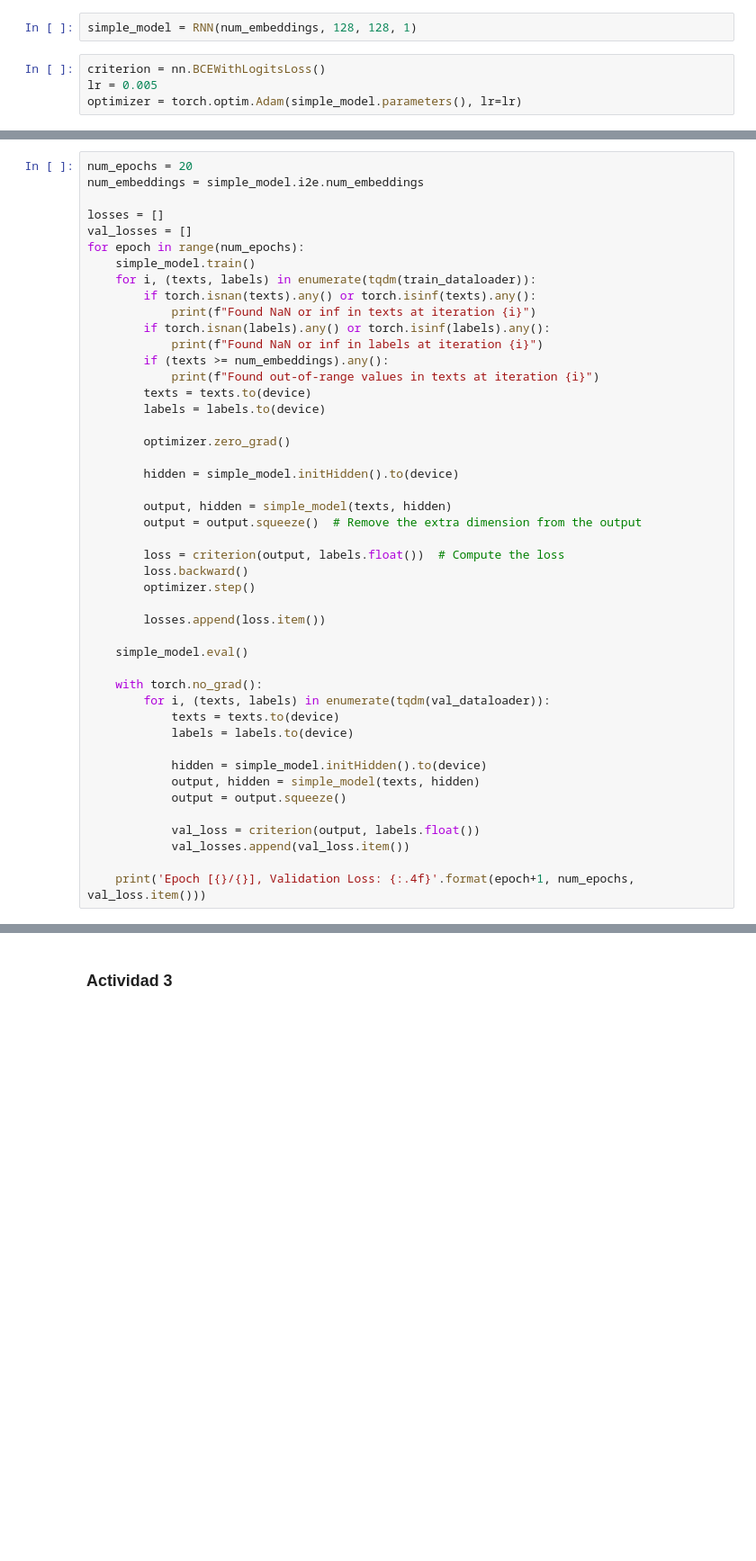
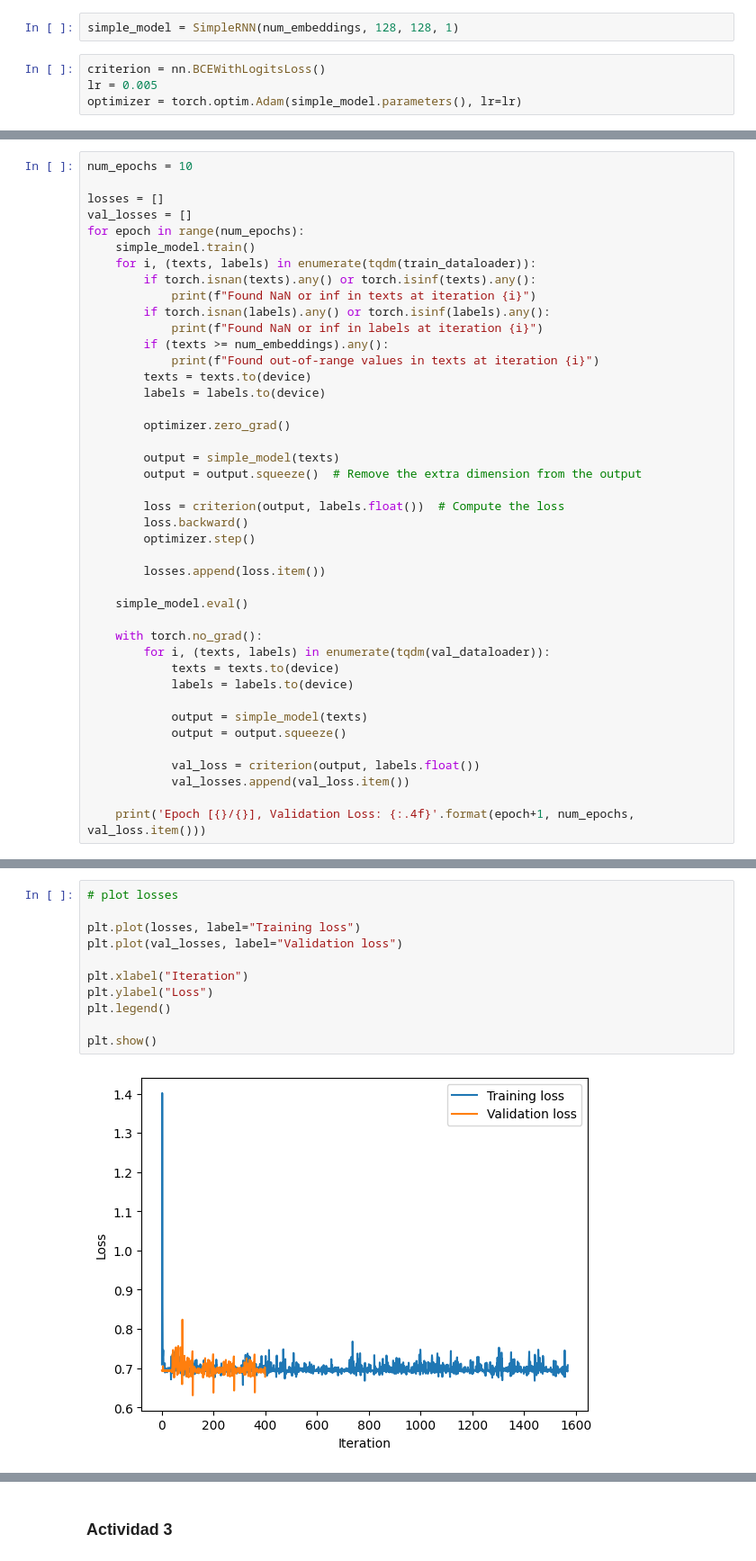
Before and after one commit to BrunoFarfan/DeepLearning, a Jupyter notebook: T2/T2_BrunoFarfan.ipynb, the cells around one changed output, grey strips where cells are left out. Shown at 90% size. Cells and saved outputs as stored; diff of their text form; blank space fills up the shorter version.

```diff
--- a/T2/T2_BrunoFarfan.ipynb
+++ b/T2/T2_BrunoFarfan.ipynb
@@ -300,7 +302,7 @@ class RNN(nn.Module):
     def initHidden(self):
         return torch.zeros(1, self.hidden_size)
 # %%
-simple_model = RNN(num_embeddings, 128, 128, 1)
+simple_model = SimpleRNN(num_embeddings, 128, 128, 1)
 # %%
 criterion = nn.BCEWithLogitsLoss()
 lr = 0.005
@@ -317,7 +318,6 @@ RNN(
 )
 # %%
-num_epochs = 20
-num_embeddings = simple_model.i2e.num_embeddings
+num_epochs = 10
 
 losses = []
 val_losses = []
@@ -335,9 +335,7 @@ for epoch in range(num_epochs):
 
         optimizer.zero_grad()
 
-        hidden = simple_model.initHidden().to(device)
-
-        output, hidden = simple_model(texts, hidden)
+        output = simple_model(texts)
         output = output.squeeze()  # Remove the extra dimension from the output
 
         loss = criterion(output, labels.float())  # Compute the loss
@@ -353,8 +351,7 @@ for epoch in range(num_epochs):
             texts = texts.to(device)
             labels = labels.to(device)
 
-            hidden = simple_model.initHidden().to(device)
-            output, hidden = simple_model(texts, hidden)
+            output = simple_model(texts)
             output = output.squeeze()
 
             val_loss = criterion(output, labels.float())
@@ -377,0 +372,13 @@ Epoch [12/20], Validation Loss: 0.6919
+# %%
+# plot losses
+
+plt.plot(losses, label="Training loss")
+plt.plot(val_losses, label="Validation loss")
+
+plt.xlabel("Iteration")
+plt.ylabel("Loss")
+plt.legend()
+
+plt.show()
+# %% [output]
+[figure, added]
```
Also changed, not shown: parts of 12 cells of this notebook.
